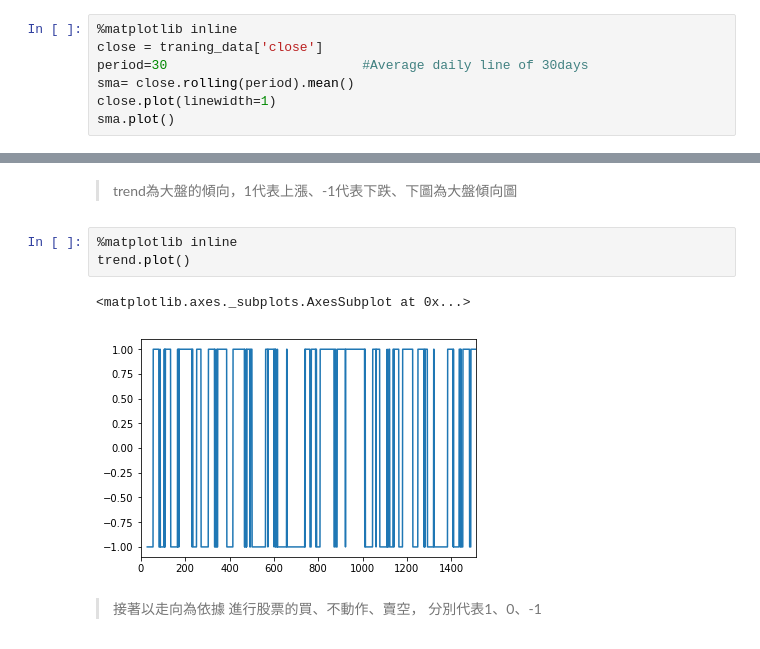
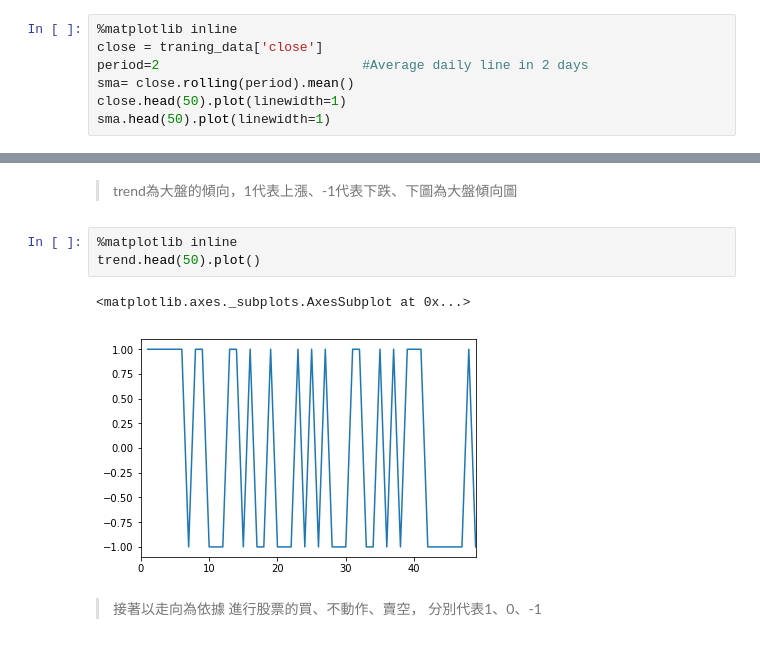
Before and after one commit to baker12355/Autotrading, a Jupyter notebook: HW1.ipynb, the cells around one changed output, grey strips where cells are left out. Saved outputs shown, nothing was run; the diff lists cells and outputs as text.

```diff
--- a/HW1.ipynb
+++ b/HW1.ipynb
@@ -21,9 +21,9 @@ traning_data.head()
 # %%
 %matplotlib inline
 close = traning_data['close']
-period=30                         #Average daily line of 30days
+period=2                          #Average daily line in 2 days
 sma= close.rolling(period).mean()
-close.plot(linewidth=1)
-sma.plot()
+close.head(50).plot(linewidth=1)
+sma.head(50).plot(linewidth=1)
 # %% [output]
 <matplotlib.axes._subplots.AxesSubplot at 0x...>
@@ -46,10 +46,10 @@ trend=trend[trend!=0].reindex(trend.index).ffill() #Trend representing the trend
 >trend為大盤的傾向，1代表上漲、-1代表下跌、下圖為大盤傾向圖
 # %%
 %matplotlib inline
-trend.plot()
+trend.head(50).plot()
 # %% [output]
 <matplotlib.axes._subplots.AxesSubplot at 0x...>
-[figure, old version]
+[figure, new version]
 # %% [markdown]
 >接著以走向為依據
 >進行股票的買、不動作、賣空，
```
Also changed, not shown: parts of 5 cells of this notebook, 1 other file.
